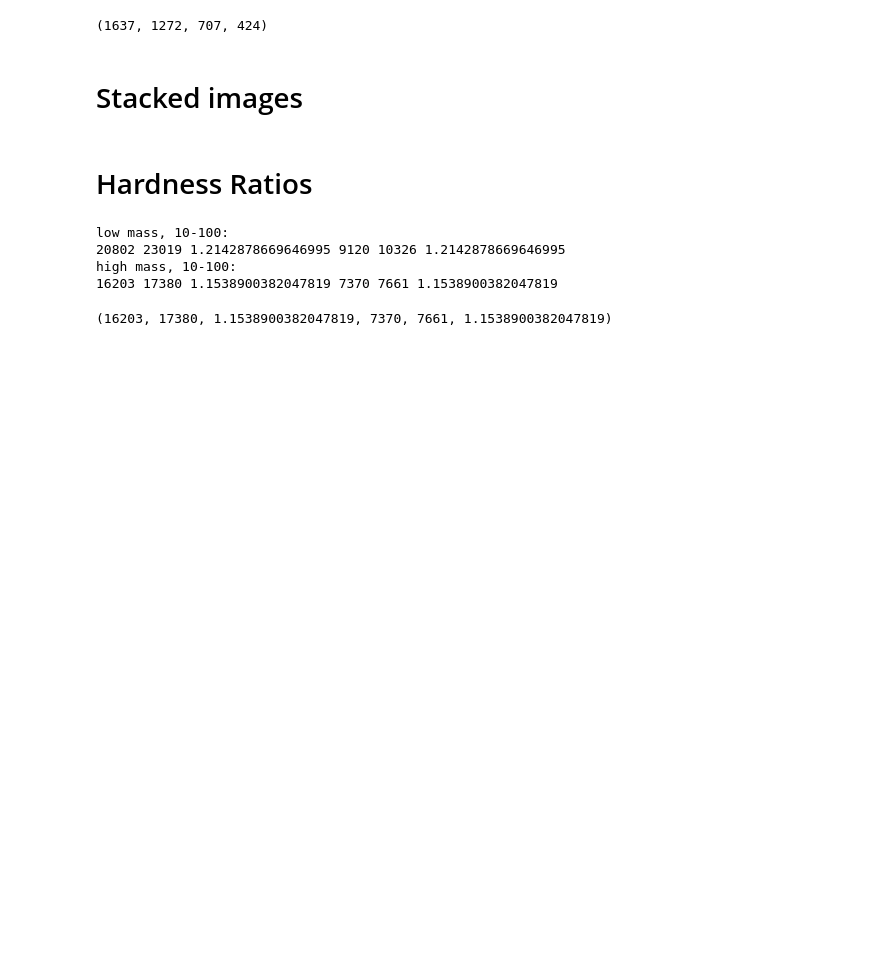
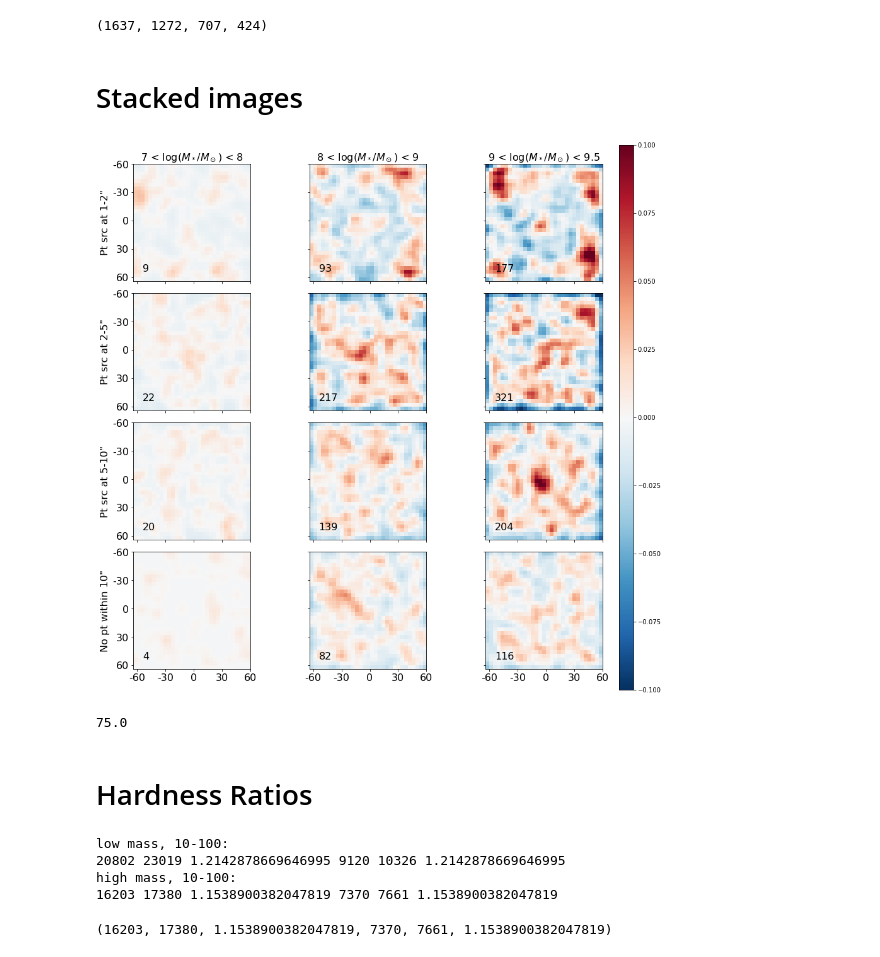
Before and after one commit to milchada/agnindwarfs, a Jupyter notebook: agn_in_dwarfs.ipynb, the cells around one changed output. Drawn from its saved outputs; the diff is of its cells as text; code cells hidden in the pictures; blank space fills up the shorter version.

Commit message:
plot formatting

```diff
--- a/agn_in_dwarfs.ipynb
+++ b/agn_in_dwarfs.ipynb
@@ -276,6 +276,17 @@ def stacked_image(files, lenx, leny, inputtype='file'):
 			endx = startx+x
 			img[startx:endx,starty:endy] += f
 	return ndimage.gaussian_filter(img, sigma=1, order=0)
+# %%
+def axisticks(ax, tfile, xmin, xmax, x=True, y=True, tickmax=400, ntix=5, fontsize=14, fac=1):
+	xtix = np.linspace(-tickmax, tickmax, ntix)
+	dx = fits.getheader(tfile)['CDELT1']*fac
+	xpos = xtix/dx + (xmin+xmax)/2.
+	if x:
+		ax.set_xticks(xpos)
+		ax.set_xticklabels(['%d' % x for x in xtix], fontsize=fontsize)
+	if y:
+		ax.set_yticks(xpos)
+		ax.set_yticklabels(['%d' % x for x in xtix], fontsize=fontsize)
 # %%
 def save_stacks():
     gals = pd.read_csv('gal_props.csv', header=0)
@@ -302,5 +313,6 @@ def annulus(array, rmin, rmax):
     y = y - y.mean()
     X, Y = np.meshgrid(x,y)
     r2 = X**2 + Y**2
-    return np.ma.masked_inside(r2, rmin**2, rmax**2).mask
+#     print(rmin**2, rmax**2, r2)
+    return np.argwhere((r2 > (rmin**2))*(r2 < (rmax**2)))
 # %%
@@ -326,3 +352,32 @@ def plot_all(rmin=25, rmax=37.5, ret=True):
+# %%
+fig, ax = plot_all(rmax=18.75,fzmax=1, zlim=[.1,.1,.1,.1])
+for i in range(4):
+    axisticks(ax[i][0], 'pts_1_2arcsec/cut_0520_0.fits', 0, 31, x=False, tickmax=60, fac=3600, fontsize=16)
+for i in range(3):
+    axisticks(ax[3][i], 'pts_1_2arcsec/cut_0520_0.fits', 0, 31, y=False, tickmax=60, fac=-3600, fontsize=16)
+ax[0][0].set_ylabel('Pt src at 1-2"', fontsize=16)
+ax[1][0].set_ylabel('Pt src at 2-5"', fontsize=16)
+ax[2][0].set_ylabel('Pt src at 5-10"', fontsize=16)
+ax[3][0].set_ylabel('No pt within 10"', fontsize=16)
+ax[0][0].set_title('7 < $\log(M_*/M_\odot)$ < 8', fontsize=16)
+ax[0][1].set_title('8 < $\log(M_*/M_\odot)$ < 9', fontsize=16)
+ax[0][2].set_title('9 < $\log(M_*/M_\odot)$ < 9.5', fontsize=16)
+fig.tight_layout(rect=[0,0,.9,1], w_pad=-10, h_pad=1)
+
+arrs = [pts_1_2_arcsec, pts_2_5_arcsec, pts_5_10_arcsec, pts_10_arcsec]
+labs = ['1-2', '2-5', '5-10', '10+']
+for i in range(len(arrs)):
+    arr = arrs[i]
+    ms = np.log10(arr['mass_stellar_best_fit'])
+    ngals = [len(arr[(ms > 7)*(ms < 8)]), len(arr[(ms > 8)*(ms < 9)]), len(arr[(ms>9)])]
+    for j in range(3):
+        ax[i][j].text(2,2,str(ngals[j]), fontsize=16)
+# %% [output]
+[figure, added]
+# %%
+18.75*4
+# %% [output]
+75.0
 # %% [markdown]
 # Hardness Ratios
 # %%
```
Also changed, not shown: parts of 3 cells of this notebook, 1 other file.
